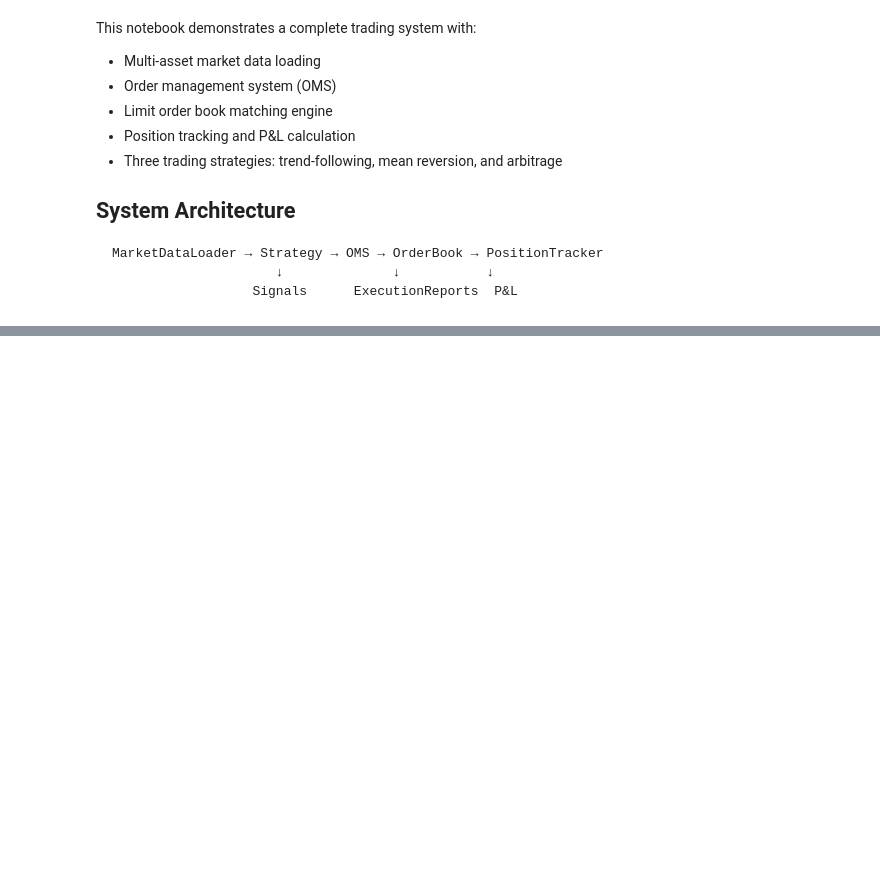
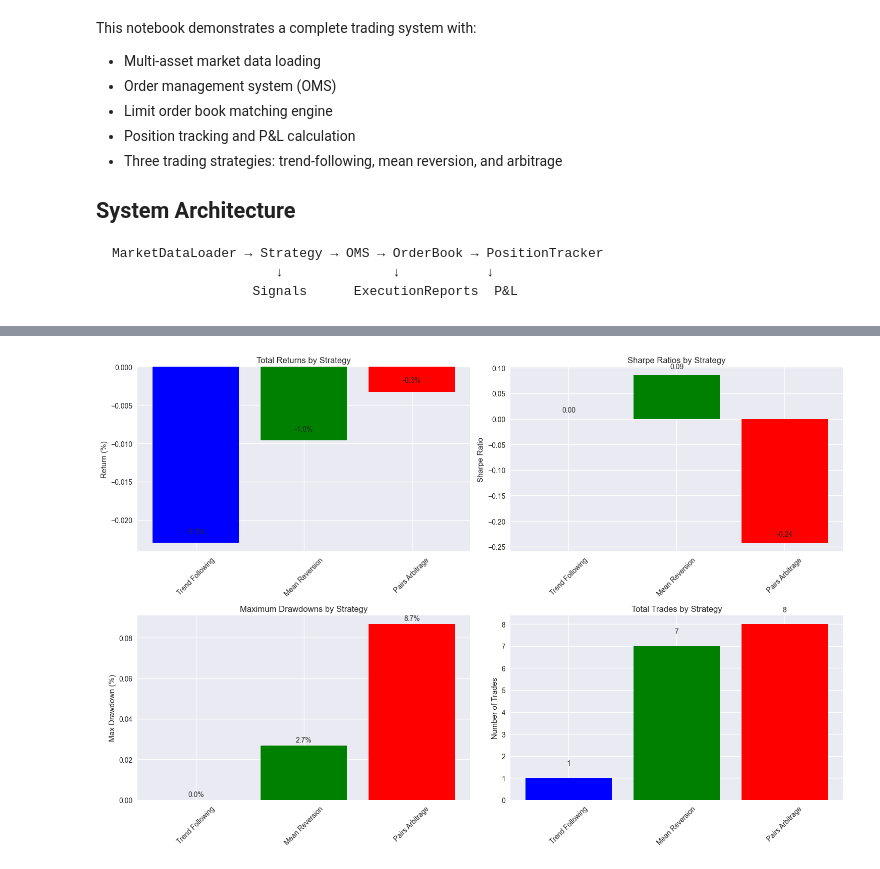
Before and after one commit to axryap27/trading-system, a Jupyter notebook: simulation.ipynb, the cells around one changed output, grey strips where cells are left out. Saved outputs shown, nothing was run; the diff lists cells and outputs as text; code cells hidden in the pictures; blank space fills up the shorter version.

```diff
--- a/simulation.ipynb
+++ b/simulation.ipynb
@@ -100,0 +494,87 @@ print(f"   Book State: {book}")
+# %%
+# Compare all strategies
+print("📊 Strategy Performance Comparison")
+print("=" * 50)
+
+strategies = []
+if 'tf_metrics' in locals():
+    strategies.append(("Trend Following", tf_metrics))
+if 'mr_metrics' in locals():
+    strategies.append(("Mean Reversion", mr_metrics))
+if 'arb_metrics' in locals():
+    strategies.append(("Pairs Arbitrage", arb_metrics))
+
+if strategies:
+    # Create comparison DataFrame
+    comparison_data = []
+    for name, metrics in strategies:
+        comparison_data.append({
+            'Strategy': name,
+            'Total Return': metrics.get('total_return', 0),
+            'Sharpe Ratio': metrics.get('sharpe_ratio', 0),
+            'Max Drawdown': metrics.get('max_drawdown', 0),
+            'Total Trades': metrics.get('total_trades', 0),
+            'Win Rate': metrics.get('win_rate', 0),
+            'Final P&L': metrics.get('total_pnl', 0)
+        })
+
+    comparison_df = pd.DataFrame(comparison_data)
+    print("\n📈 Strategy Comparison Table:")
+    print(comparison_df.round(4).to_string(index=False))
+
+    # Plot comparison
+    fig, axes = plt.subplots(2, 2, figsize=(15, 10))
+
+    # Returns comparison
+    ax1 = axes[0, 0]
+    returns = [metrics.get('total_return', 0) for _, metrics in strategies]
+    names = [name for name, _ in strategies]
+    bars1 = ax1.bar(names, returns, color=['blue', 'green', 'red'][:len(names)])
+    ax1.set_title('Total Returns by Strategy')
+    ax1.set_ylabel('Return (%)')
+    ax1.tick_params(axis='x', rotation=45)
+
+    # Add value labels on bars
+    for bar, ret in zip(bars1, returns):
+        ax1.text(bar.get_x() + bar.get_width()/2, bar.get_height() + 0.001,
+                f'{ret:.1%}', ha='center', va='bottom')
+
+    # Sharpe ratio comparison
+    ax2 = axes[0, 1]
+    sharpes = [metrics.get('sharpe_ratio', 0) for _, metrics in strategies]
+    bars2 = ax2.bar(names, sharpes, color=['blue', 'green', 'red'][:len(names)])
+    ax2.set_title('Sharpe Ratios by Strategy')
+    ax2.set_ylabel('Sharpe Ratio')
+    ax2.tick_params(axis='x', rotation=45)
+
+    for bar, sharpe in zip(bars2, sharpes):
+        ax2.text(bar.get_x() + bar.get_width()/2, bar.get_height() + 0.01,
+                f'{sharpe:.2f}', ha='center', va='bottom')
+
+    # Max drawdown comparison
+    ax3 = axes[1, 0]
+    drawdowns = [abs(metrics.get('max_drawdown', 0)) for _, metrics in strategies]
+    bars3 = ax3.bar(names, drawdowns, color=['blue', 'green', 'red'][:len(names)])
+    ax3.set_title('Maximum Drawdowns by Strategy')
+    ax3.set_ylabel('Max Drawdown (%)')
+    ax3.tick_params(axis='x', rotation=45)
+
+    for bar, dd in zip(bars3, drawdowns):
+        ax3.text(bar.get_x() + bar.get_width()/2, bar.get_height() + 0.001,
+                f'{dd:.1%}', ha='center', va='bottom')
+
+    # Trade count comparison
+    ax4 = axes[1, 1]
+    trade_counts = [metrics.get('total_trades', 0) for _, metrics in strategies]
+    bars4 = ax4.bar(names, trade_counts, color=['blue', 'green', 'red'][:len(names)])
+    ax4.set_title('Total Trades by Strategy')
+    ax4.set_ylabel('Number of Trades')
+    ax4.tick_params(axis='x', rotation=45)
+
+    for bar, count in zip(bars4, trade_counts):
+        ax4.text(bar.get_x() + bar.get_width()/2, bar.get_height() + 0.5,
+                f'{count}', ha='center', va='bottom')
+
+    plt.tight_layout()
+    plt.show()
+# %% [output]
@@ -100,0 +589 @@ print(f"   Book State: {book}")
+[figure, added]
```
Also changed, not shown: parts of 15 cells of this notebook.
